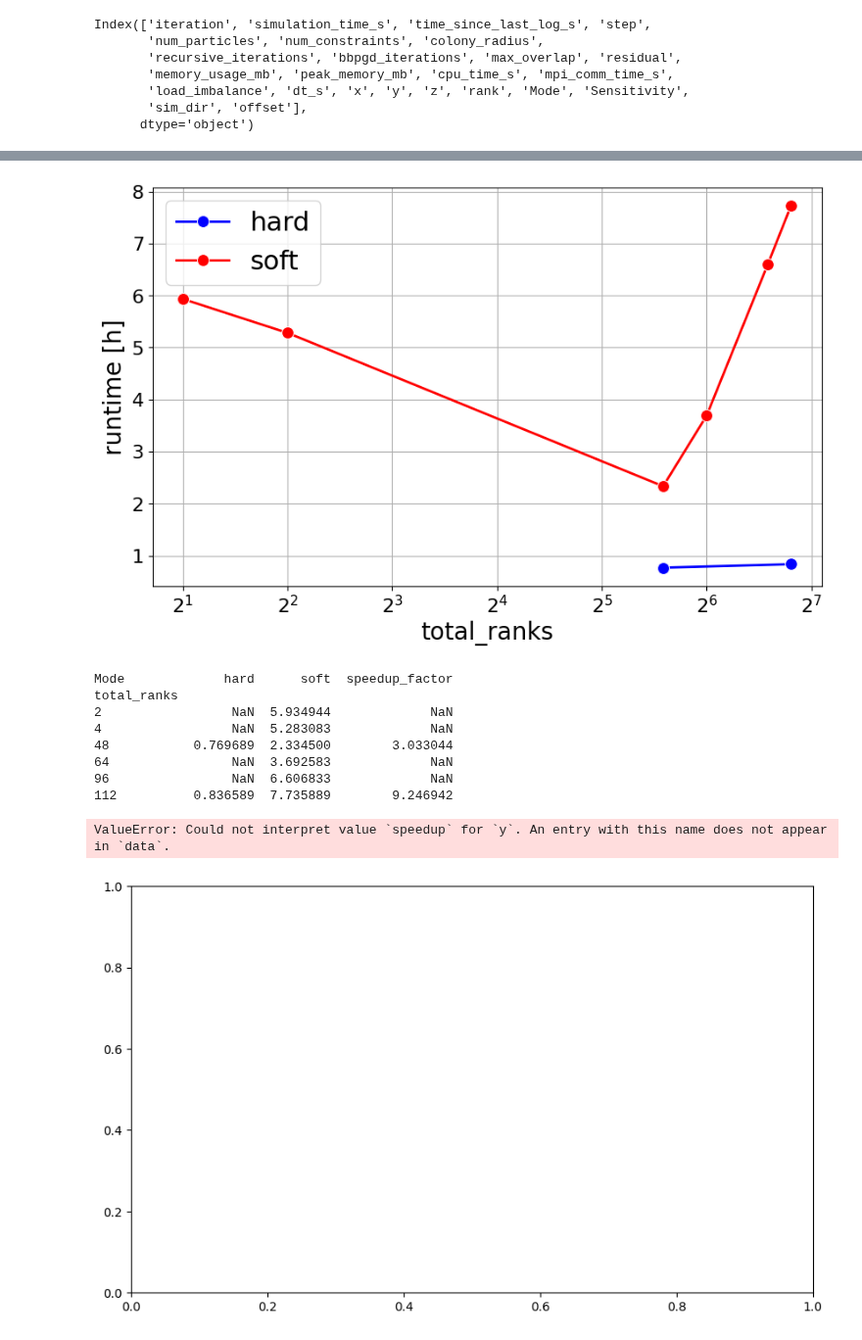
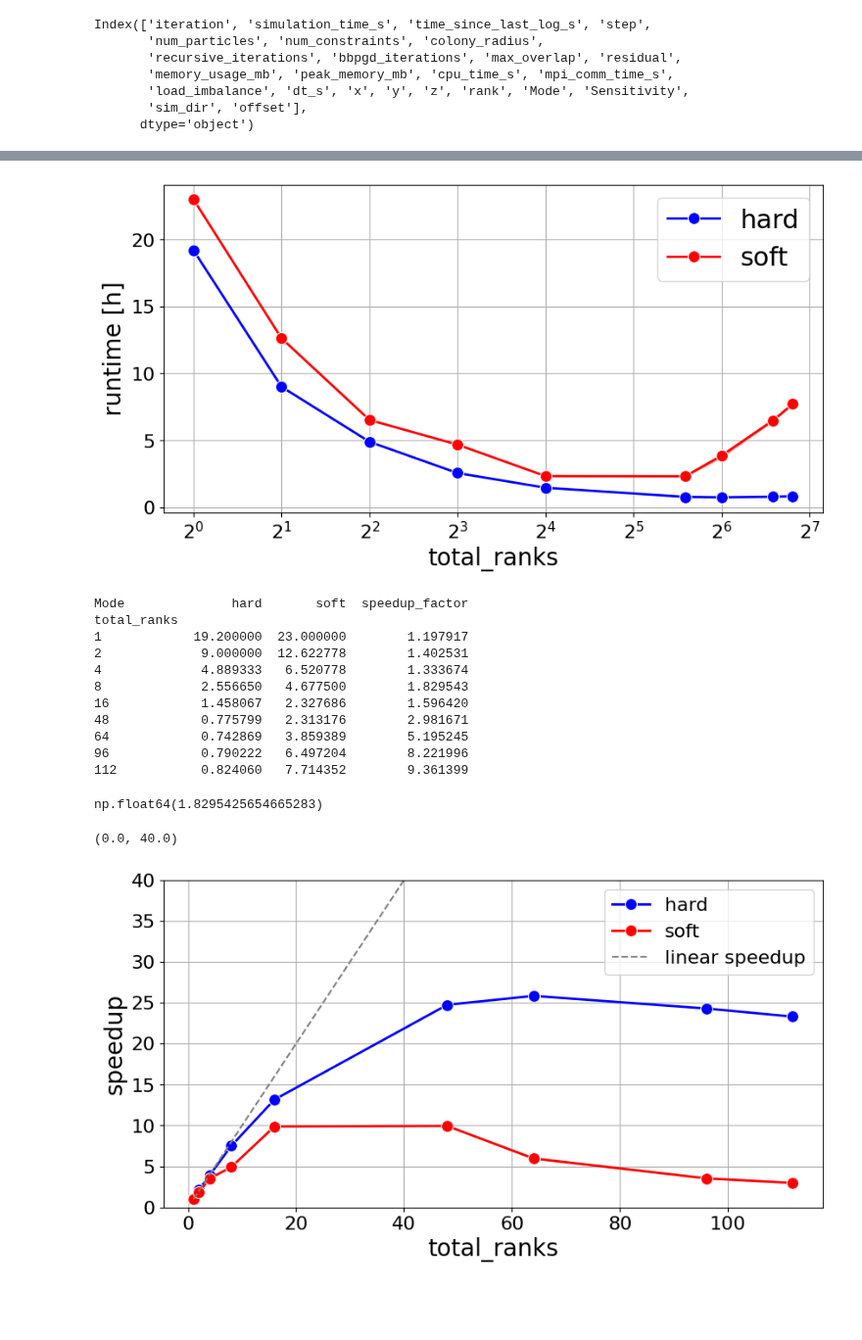
Before and after one commit to ManuelLerchner/ProliferatingCellCollectives-IDP, a Jupyter notebook: analysis/plot_strong_scaling.ipynb, the cells around one changed output, grey strips where cells are left out. Shown at 98% size. Cells and saved outputs as stored; diff of their text form; code cells hidden in the pictures; blank space fills up the shorter version.

```diff
--- a/analysis/plot_strong_scaling.ipynb
+++ b/analysis/plot_strong_scaling.ipynb
@@ -82,5 +91,7 @@ Name: sim_dir, Length: 735069, dtype: object
 # %%
-particles_dict["total_ranks"]=particles_dict["Sensitivity"].str.extract(r"(\d+)ranks")
+particles_dict["total_ranks"] = particles_dict["Sensitivity"].str.extract(
+    r"(\d+)ranks")
+sim_dict["total_ranks"] = sim_dict["Sensitivity"].str.extract(r"(\d+)ranks")
 # %%
 from scipy.optimize import curve_fit
 
@@ -93,6 +104,8 @@ for k, g in particles_dict.groupby(["Mode", "total_ranks", "sim_dir", "Sensitivi
     final_time = sim_data["cpu_time_s"].max()
 
     colony_radius = sim_data["colony_radius"].max()
+    if colony_radius < 100:
+        continue
 
     runtimes.append(pd.DataFrame({
         "runtime [h]": [final_time / 3600],
@@ -103,5 +116,31 @@ for k, g in particles_dict.groupby(["Mode", "total_ranks", "sim_dir", "Sensitivi
     }))
 runtimes = pd.concat(runtimes, ignore_index=True)
 
-runtimes
+
+# add accidentally removed data manually back! Data comes from old figures presented in the paper
+runtimes = pd.concat([runtimes, pd.DataFrame({
+    "runtime [h]": [19.2],
+    "Mode": ["hard"],
+    "total_ranks": [1],
+    "sim_dir": [".._data_strong_scaling_1761142936463.112"],
+    "colony_radius": [100.0],
+})], ignore_index=True)
+
+runtimes = pd.concat([runtimes, pd.DataFrame({
+    "runtime [h]": [23.0],
+    "Mode": ["soft"],
+    "total_ranks": [1],
+    "sim_dir": [".._data_strong_scaling_1761142936463.112"],
+    "colony_radius": [100.0],
+})], ignore_index=True)
+
+runtimes = pd.concat([runtimes, pd.DataFrame({
+    "runtime [h]": [9.0],
+    "Mode": ["hard"],
+    "total_ranks": [2],
+    "sim_dir": [".._data_strong_scaling_1761142936463.112"],
+    "colony_radius": [100.0],
+})], ignore_index=True)
+
+runtimes["sim_dir"].unique()
 # %% [output]
@@ -126,7 +160,7 @@ def compute_speedup(group):
         return group
 
     baseline = group[group["total_ranks"] == 1]
-    baseline = baseline.iloc[0]["runtime [h]"]
+    baseline = baseline["runtime [h]"].mean()
     group = group.copy()
     group["speedup"] = baseline / group["runtime [h]"]
 
@@ -144,7 +178,7 @@ def compute_speedup(group):
     return group
 
 
-runtimes = runtimes.groupby(["Mode", "sim_dir"]).apply(
+runtimes = runtimes.groupby(["Mode"]).apply(
     compute_speedup).reset_index(drop=True)
 
 runtimes.sort_values(["Mode", "total_ranks"], inplace=True)
@@ -182,7 +229,7 @@ for k, g in runtimes.groupby(["total_ranks", "Mode"]):
 def makeplot(data, x, y, xlabel=None, ylabel=None, outname=None, variable="density",
              xscale=None, yscale=None,  hue="Mode",           **kwargs):
 
-    fig, ax = plt.subplots(figsize=(10, 6))
+    fig, ax = plt.subplots(figsize=(10, 5))
     outname = outname or f"{y}_vs_{x}.png"
 
     sns.lineplot(data, x=x,                 y=y,
@@ -206,7 +253,7 @@ def makeplot(data, x, y, xlabel=None, ylabel=None, outname=None, variable="densi
 makeplot(runtimes, x="total_ranks", y="runtime [h]",
          outname="strong_scaling_runtime_hard_soft.png", xscale="log",  errorbar=("se",0.9))
 # %% [output]
-[figure, old version]
+[figure, new version]
 # %%
 avg = runtimes.groupby(['total_ranks', 'Mode']).mean(numeric_only=True).reset_index()
 
@@ -218,30 +265,37 @@ pivot['speedup_factor'] =  pivot['soft'] / pivot['hard']
 
 print(pivot)
 # %% [output]
-Mode             hard      soft  speedup_factor
+Mode              hard       soft  speedup_factor
 total_ranks
-2                 NaN  5.934944             NaN
-4                 NaN  5.283083             NaN
-48           0.769689  2.334500        3.033044
-64                NaN  3.692583             NaN
-96                NaN  6.606833             NaN
-112          0.836589  7.735889        9.246942
+1            19.200000  23.000000        1.197917
+2             9.000000  12.622778        1.402531
+4             4.889333   6.520778        1.333674
+8             2.556650   4.677500        1.829543
+16            1.458067   2.327686        1.596420
+48            0.775799   2.313176        2.981671
+64            0.742869   3.859389        5.195245
+96            0.790222   6.497204        8.221996
+112           0.824060   7.714352        9.361399
+# %%
+pivot["speedup_factor"].median()
+# %% [output]
+np.float64(1.8295425654665283)
 # %%
 makeplot(runtimes, x="total_ranks", y="speedup",
          outname="strong_scaling_speedup_hard_soft.png", errorbar=("se", 0.3))
 
 # plot y=x
 x = np.linspace(1, 112, 100)
 
-plt.gca().plot(x, x, color='gray', linestyle='--', label='ideal', linewidth=2)
+plt.gca().plot(x, x, color='gray', linestyle='--', label='linear speedup')
 
 # update legend
 plt.gca().legend(fontsize=16)
 
 # set y lim
 plt.gca().set_ylim(0, 40)
 
 # set y log
 # %% [output]
-ValueError: Could not interpret value `speedup` for `y`. An entry with this name does not appear in `data`.
+(0.0, 40.0)
-[figure, old version]
+[figure, new version]
```
Also changed, not shown: parts of 13 cells of this notebook, 10 other files.
